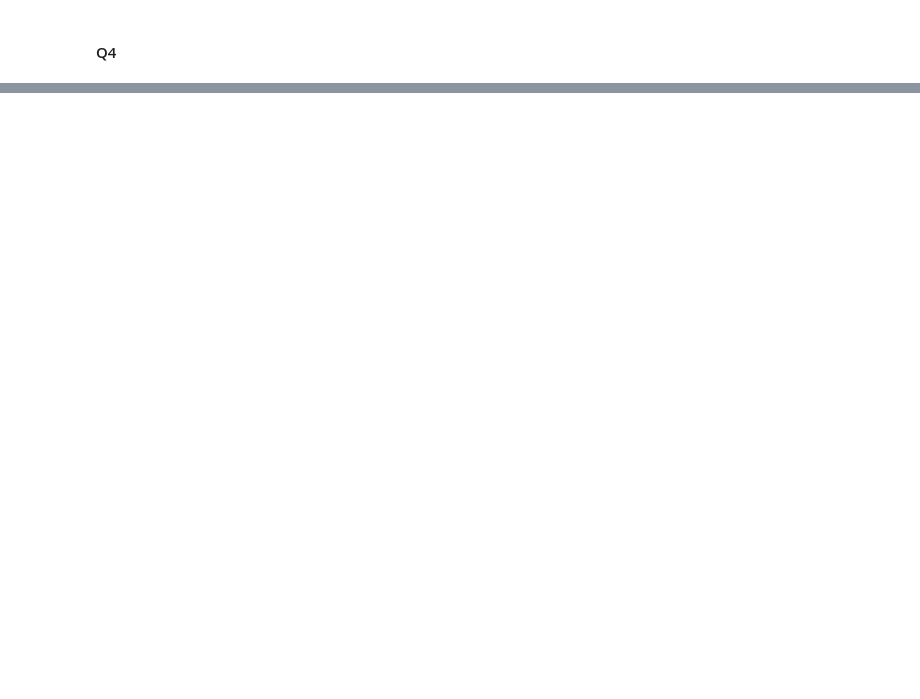
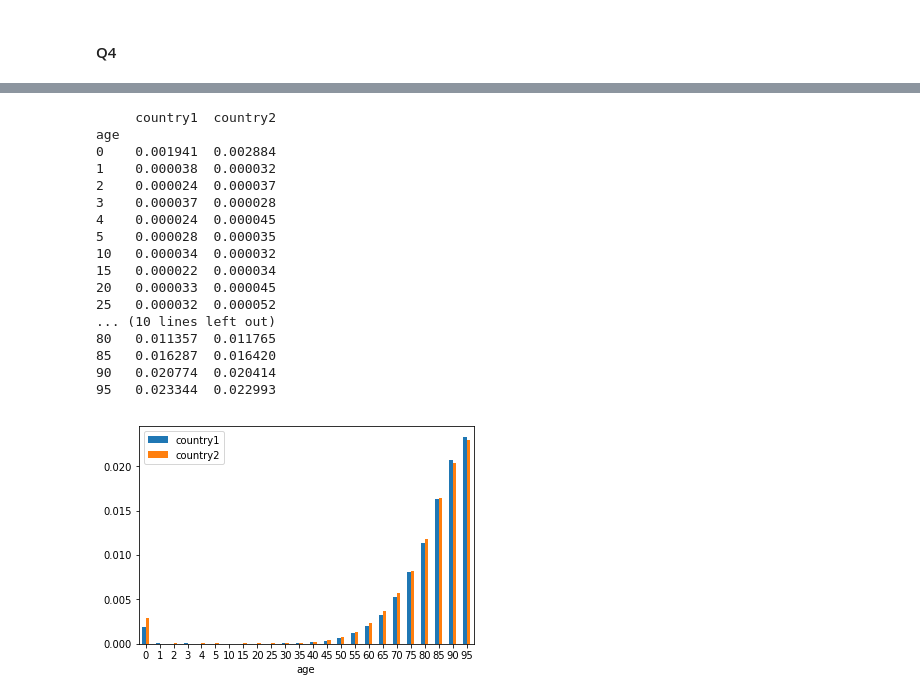
Before and after one commit to Angelaaaaa/HDSassignment, a Jupyter notebook: coding assignment/HDS.ipynb, the cells around one changed output, grey strips where cells are left out. Saved outputs shown, nothing was run; the diff lists cells and outputs as text; code cells hidden in the pictures; blank space fills up the shorter version.

```diff
--- a/coding assignment/HDS.ipynb
+++ b/coding assignment/HDS.ipynb
@@ -455,0 +543,4 @@ AxesSubplot(0.125,0.125;0.62x0.755)
+# %%
+from pandasql import PandaSQL
+pdsql = PandaSQL()
+pd.set_option('display.max_columns', 500)
@@ -455,0 +861,22 @@ AxesSubplot(0.125,0.125;0.62x0.755)
+# %%
+# Q5
+compareCountries('Australia', 'Italy')
+# %% [output]
+     country1  country2
+age
+0    0.001941  0.002884
+1    0.000038  0.000032
+2    0.000024  0.000037
+3    0.000037  0.000028
+4    0.000024  0.000045
+5    0.000028  0.000035
+10   0.000034  0.000032
+15   0.000022  0.000034
+20   0.000033  0.000045
+25   0.000032  0.000052
+... (10 lines left out)
+80   0.011357  0.011765
+85   0.016287  0.016420
+90   0.020774  0.020414
+95   0.023344  0.022993
+[figure, added]
```
Also changed, not shown: parts of 50 cells of this notebook.
